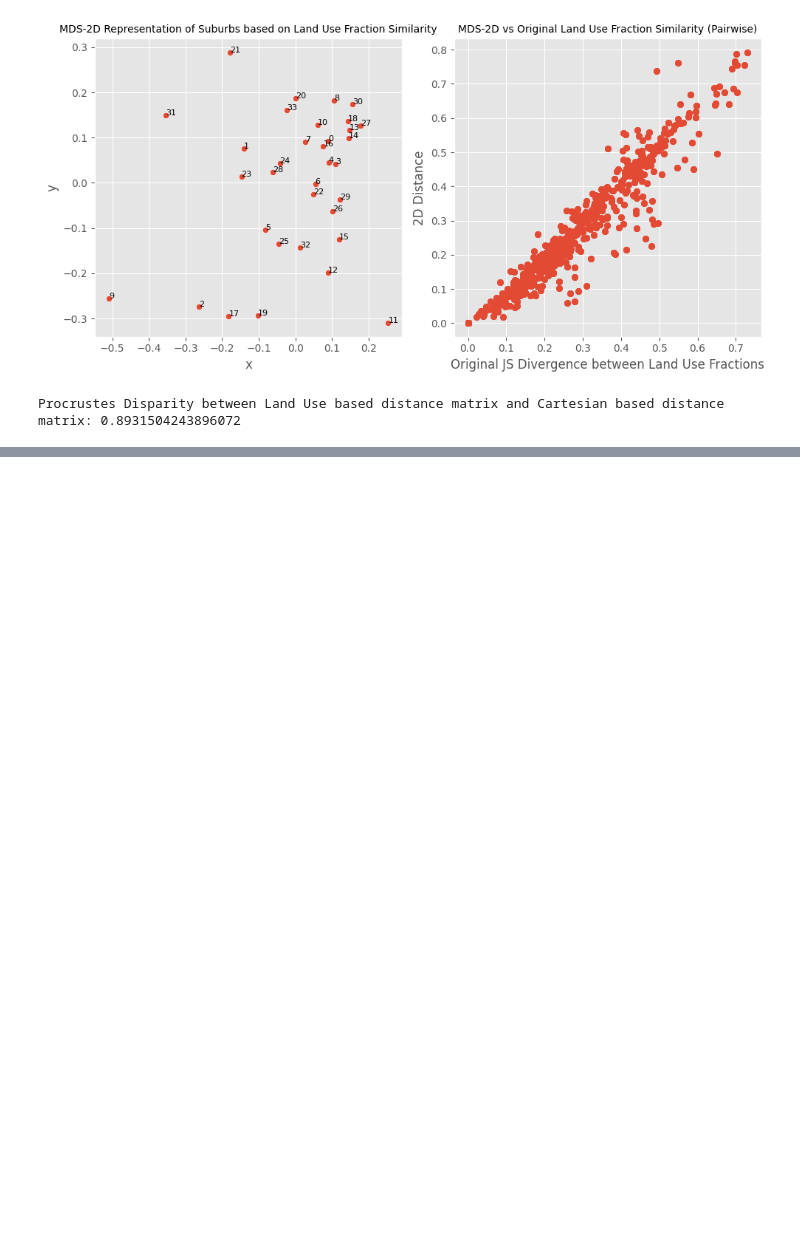
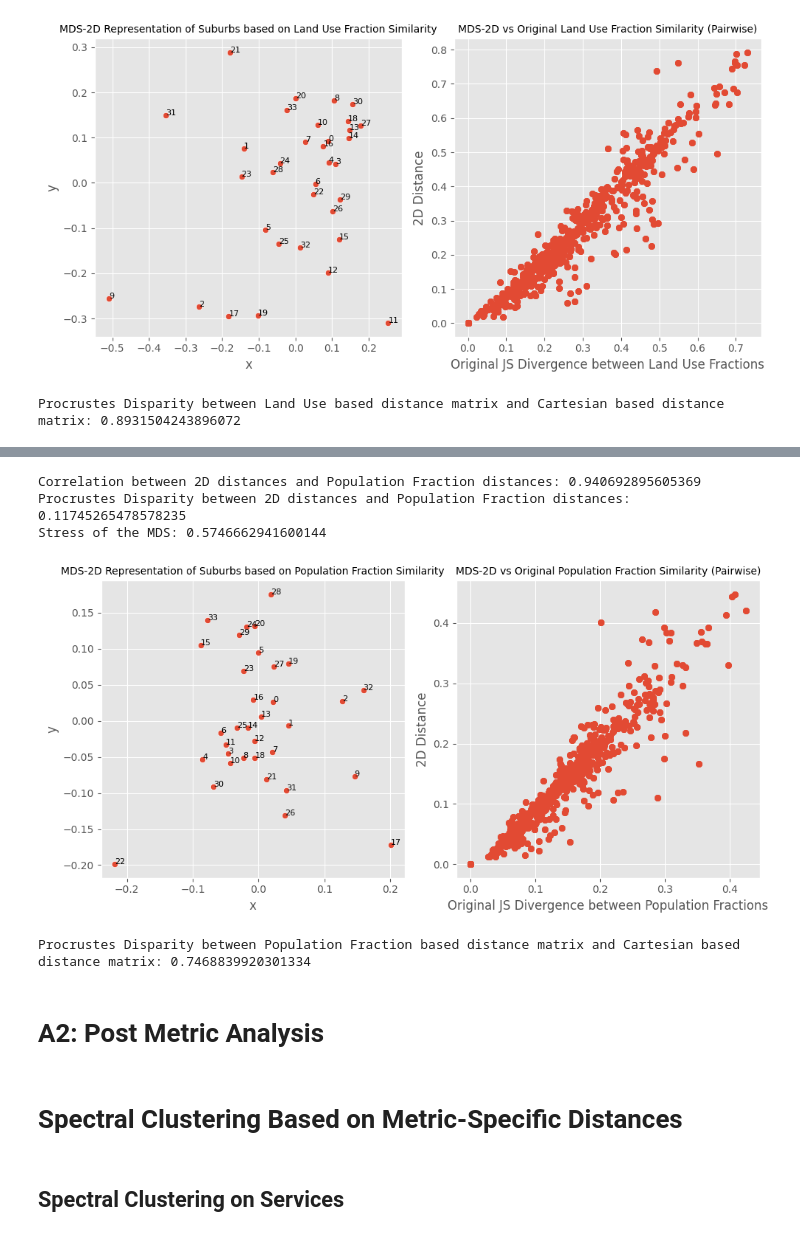
Before and after one commit to Subhasis-Biswas/ML4CPS_Project2, a Jupyter notebook: a1.ipynb, the cells around one changed output, grey strips where cells are left out. Saved outputs shown, nothing was run; the diff lists cells and outputs as text; code cells hidden in the pictures; blank space fills up the shorter version.

Commit message:
Finish: Clustering Matching + Metric Dist Pairwise Procrustes

```diff
--- a/a1.ipynb
+++ b/a1.ipynb
@@ -420,0 +486,65 @@ Procrustes Disparity between Land Use based distance matrix and Cartesian based
+# %%
+# Perform MDS on the similarity matrix to get the 2D representation of the suburbs
+mds = MDS(n_components=2, dissimilarity='precomputed', random_state=42)
+suburb_2d_population_frac = mds.fit_transform(distance_population_frac)
+suburb_2d_population_frac = pd.DataFrame(suburb_2d_population_frac, columns=['x', 'y'])
+
+# Create a single figure with two subplots
+fig, axes = plt.subplots(1, 2, figsize=(10, 5))
+
+# Plot the 2D representation of the suburbs in the first subplot
+sns.scatterplot(x='x', y='y', data=suburb_2d_population_frac, ax=axes[0])
+axes[0].set_title('MDS-2D Representation of Suburbs based on Population Fraction Similarity', fontsize=10)
+axes[0].set_xlabel('x')
+axes[0].set_ylabel('y')
+
+# Annotate the suburbs with the suburb index
+for i in range(suburb_2d_population_frac.shape[0]):
+	axes[0].text(suburb_2d_population_frac['x'].iloc[i], suburb_2d_population_frac['y'].iloc[i], i, fontsize=8)
+
+# Compute pairwise distances in the 2D representation
+distances_2d_population_frac = np.zeros((suburb_2d_population_frac.shape[0], suburb_2d_population_frac.shape[0]))
+for i in range(suburb_2d_population_frac.shape[0]):
+	for j in range(suburb_2d_population_frac.shape[0]):
+		distances_2d_population_frac[i, j] = np.sqrt(
+			(suburb_2d_population_frac['x'].iloc[i] - suburb_2d_population_frac['x'].iloc[j])**2 +
+			(suburb_2d_population_frac['y'].iloc[i] - suburb_2d_population_frac['y'].iloc[j])**2
+		)
+
+# Compute correlation between the pairwise distances in the 2D representation and the original distances
+correlation = np.corrcoef(distance_population_frac.flatten(), distances_2d_population_frac.flatten())[0, 1]
+print(f'Correlation between 2D distances and Population Fraction distances: {correlation}')
+
+# Compute Procrustes analysis for the original and 2D representation
+mtx1, mtx2, disparity = procrustes(distance_population_frac, distances_2d_population_frac)
+print(f'Procrustes Disparity between 2D distances and Population Fraction distances: {disparity}')
+
+# print the stress of the MDS
+print(f'Stress of the MDS: {mds.stress_}')
+
+# Plot the 2D distances vs original distances in the second subplot
+axes[1].scatter(distance_population_frac.flatten(), distances_2d_population_frac.flatten())
+axes[1].set_xlabel('Original JS Divergence between Population Fractions')
+axes[1].set_ylabel('2D Distance')
+axes[1].set_title('MDS-2D vs Original Population Fraction Similarity (Pairwise)', fontsize=10)
+
+# Show the combined plot
+plt.tight_layout()
+plt.show()
+# %% [output]
+Correlation between 2D distances and Population Fraction distances: 0.940692895605369
+Procrustes Disparity between 2D distances and Population Fraction distances: 0.11745265478578235
+Stress of the MDS: 0.5746662941600144
+[figure, added]
+# %%
+# Apply Procrustes analysis
+mtx1, mtx2, disparity = procrustes(distance_population_frac, distance_original)
+print(f"Procrustes Disparity between Population Fraction based distance matrix and Cartesian based distance matrix: {disparity}")
+# %% [output]
+Procrustes Disparity between Population Fraction based distance matrix and Cartesian based distance matrix: 0.7468839920301334
+# %% [markdown]
+# A2: Post Metric Analysis
+# %% [markdown]
+# Spectral Clustering Based on Metric-Specific Distances
+# %% [markdown]
+## Spectral Clustering on Services
```
Also changed, not shown: parts of 14 cells of this notebook.
